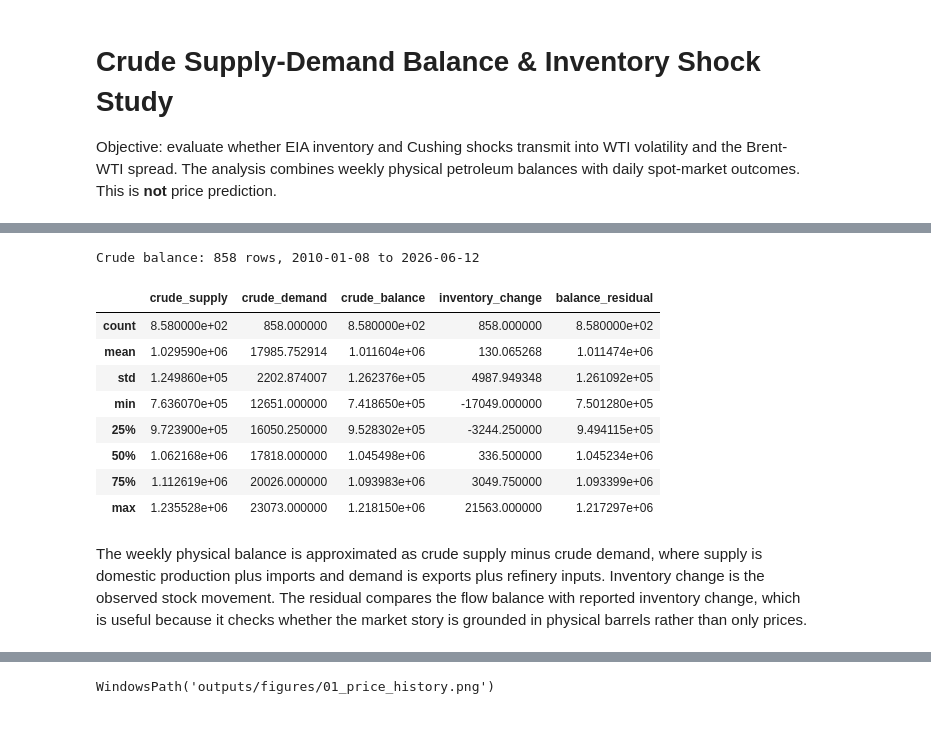
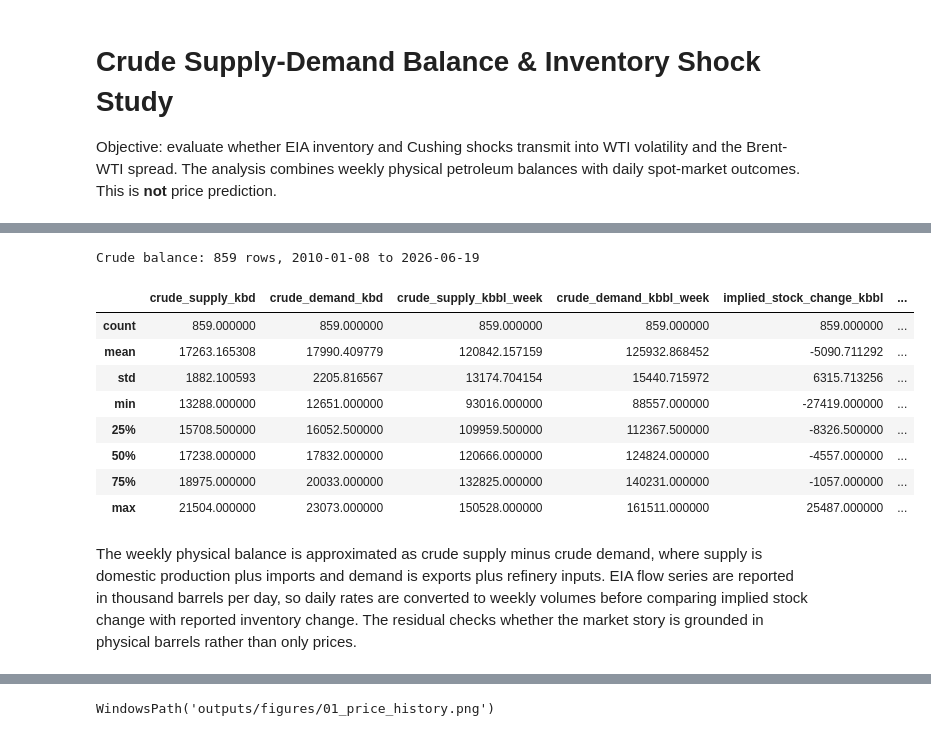
Before and after one commit to JAheadfour/crudeoil-supply-demand-project, a Jupyter notebook: notebooks/01_crude_sd_inventory_shock_study.ipynb, the cells around one changed output, grey strips where cells are left out. Cells and saved outputs as stored; diff of their text form; code cells hidden in the pictures.

```diff
--- a/notebooks/01_crude_sd_inventory_shock_study.ipynb
+++ b/notebooks/01_crude_sd_inventory_shock_study.ipynb
@@ -76,25 +78,28 @@ Merged EIA weekly: 859 rows, 2010-01-01 to 2026-06-12
 # %%
 balance = build_crude_balance(eia)
 balance[[
-    "crude_supply",
-    "crude_demand",
+    "crude_supply_kbd",
+    "crude_demand_kbd",
+    "crude_supply_kbbl_week",
+    "crude_demand_kbbl_week",
+    "implied_stock_change_kbbl",
     "crude_balance",
     "inventory_change",
     "balance_residual",
 ]].describe()
 # %% [output]
-Crude balance: 858 rows, 2010-01-08 to 2026-06-12
+Crude balance: 859 rows, 2010-01-08 to 2026-06-19
-|  | crude_supply | crude_demand | crude_balance | inventory_change | balance_residual |
-| count | 8.580000e+02 | 858.000000 | 8.580000e+02 | 858.000000 | 8.580000e+02 |
-| mean | 1.029590e+06 | 17985.752914 | 1.011604e+06 | 130.065268 | 1.011474e+06 |
-| std | 1.249860e+05 | 2202.874007 | 1.262376e+05 | 4987.949348 | 1.261092e+05 |
-| min | 7.636070e+05 | 12651.000000 | 7.418650e+05 | -17049.000000 | 7.501280e+05 |
-| 25% | 9.723900e+05 | 16050.250000 | 9.528302e+05 | -3244.250000 | 9.494115e+05 |
-| 50% | 1.062168e+06 | 17818.000000 | 1.045498e+06 | 336.500000 | 1.045234e+06 |
-| 75% | 1.112619e+06 | 20026.000000 | 1.093983e+06 | 3049.750000 | 1.093399e+06 |
-| max | 1.235528e+06 | 23073.000000 | 1.218150e+06 | 21563.000000 | 1.217297e+06 |
+|  | crude_supply_kbd | crude_demand_kbd | crude_supply_kbbl_week | crude_demand_kbbl_week | implied_stock_change_kbbl | ... |
+| count | 859.000000 | 859.000000 | 859.000000 | 859.000000 | 859.000000 | ... |
+| mean | 17263.165308 | 17990.409779 | 120842.157159 | 125932.868452 | -5090.711292 | ... |
+| std | 1882.100593 | 2205.816567 | 13174.704154 | 15440.715972 | 6315.713256 | ... |
+| min | 13288.000000 | 12651.000000 | 93016.000000 | 88557.000000 | -27419.000000 | ... |
+| 25% | 15708.500000 | 16052.500000 | 109959.500000 | 112367.500000 | -8326.500000 | ... |
+| 50% | 17238.000000 | 17832.000000 | 120666.000000 | 124824.000000 | -4557.000000 | ... |
+| 75% | 18975.000000 | 20033.000000 | 132825.000000 | 140231.000000 | -1057.000000 | ... |
+| max | 21504.000000 | 23073.000000 | 150528.000000 | 161511.000000 | 25487.000000 | ... |
 # %% [markdown]
-The weekly physical balance is approximated as crude supply minus crude demand, where supply is domestic production plus imports and demand is exports plus refinery inputs. Inventory change is the observed stock movement. The residual compares the flow balance with reported inventory change, which is useful because it checks whether the market story is grounded in physical barrels rather than only prices.
+The weekly physical balance is approximated as crude supply minus crude demand, where supply is domestic production plus imports and demand is exports plus refinery inputs. EIA flow series are reported in thousand barrels per day, so daily rates are converted to weekly volumes before comparing implied stock change with reported inventory change. The residual checks whether the market story is grounded in physical barrels rather than only prices.
 # %%
 merged = build_features(balance, prices)
 feature_names = [c for c in FUNDAMENTAL_FEATURES + PRICE_FEATURES if c in merged.columns]
```
Also changed, not shown: parts of 24 cells of this notebook, 33 other files.
